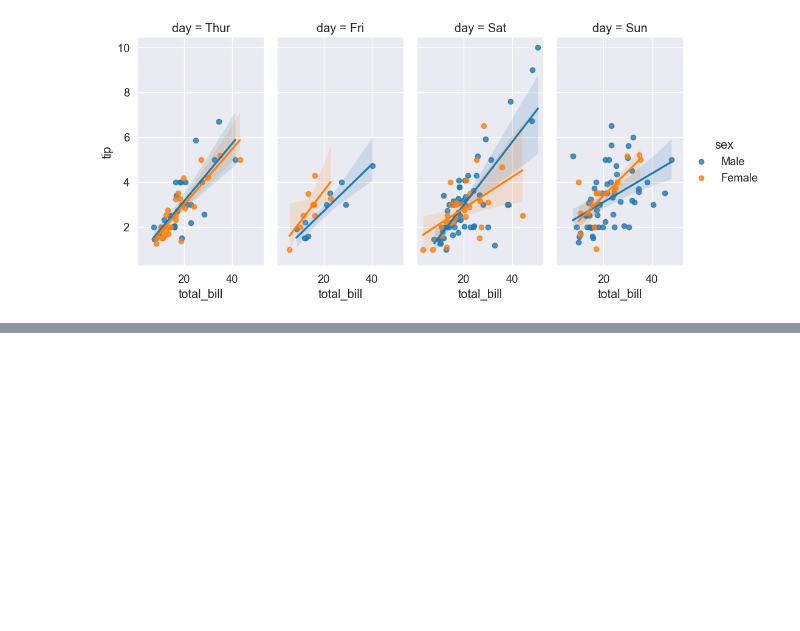
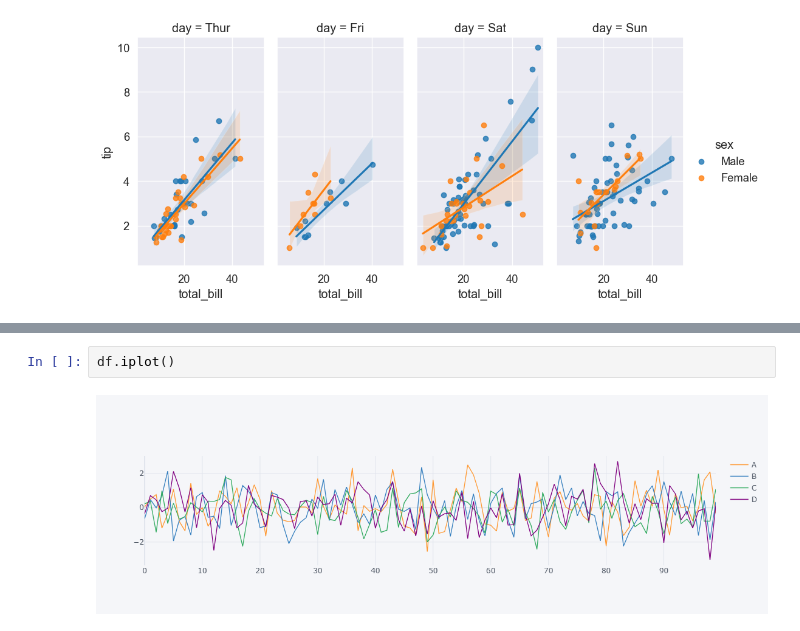
Before and after one commit to Apollo-Blaze/Basics-of-Data-Science, a Jupyter notebook: Visualization.ipynb, the cells around one changed output, grey strips where cells are left out. Saved outputs shown, nothing was run; the diff lists cells and outputs as text; blank space fills up the shorter version.

```diff
--- a/Visualization.ipynb
+++ b/Visualization.ipynb
@@ -340,0 +395,4 @@ sns.despine(left=False,right=False,top=False)
+# %%
+df.iplot()
+# %% [output]
+[figure, added]
```
Also changed, not shown: parts of 22 cells of this notebook, 11 other files.
